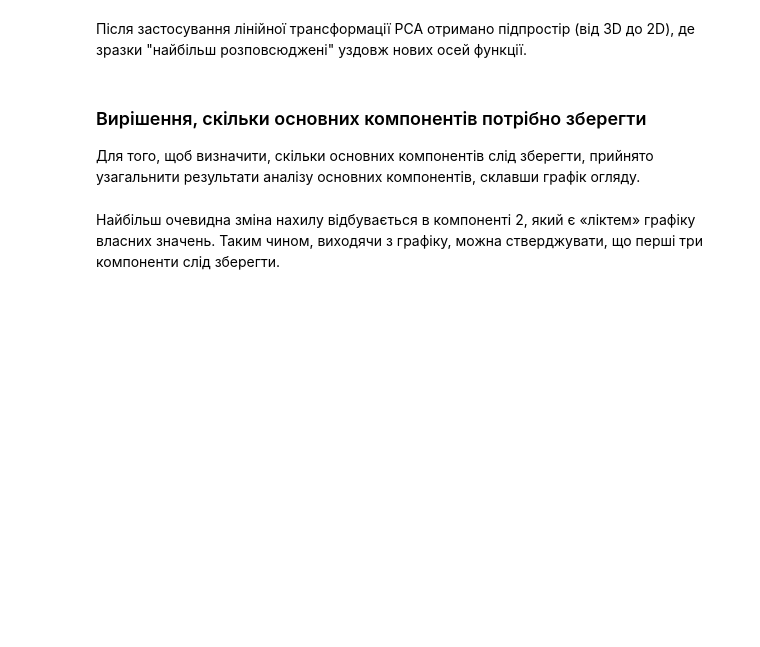
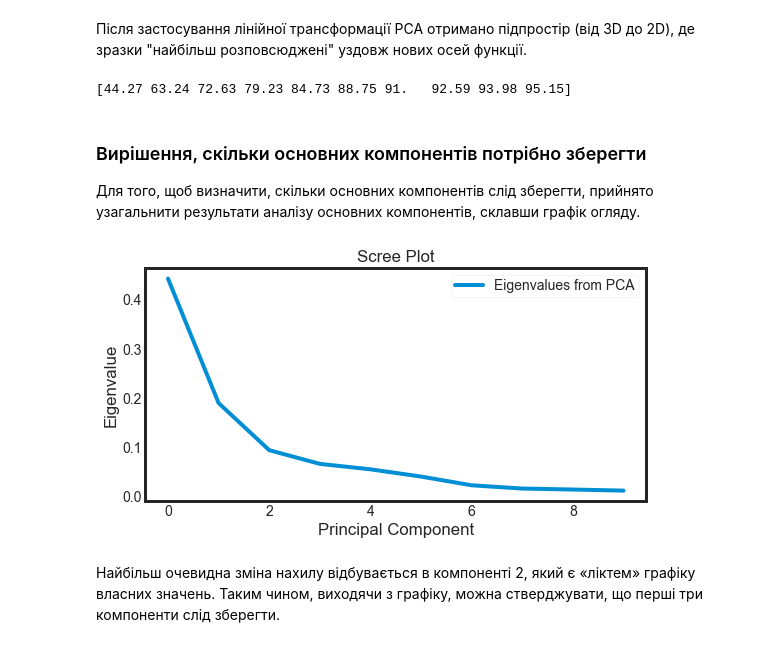
Before and after one commit to YehorDiachenko/Breast-Cancer, a Jupyter notebook: 3 Data Preprocessing.ipynb, the cells around one changed output. Saved outputs shown, nothing was run; the diff lists cells and outputs as text; code cells hidden in the pictures; blank space fills up the shorter version.

Commit message:
fix: syntax errors and displaying diagrams

```diff
--- a/3 Data Preprocessing.ipynb
+++ b/3 Data Preprocessing.ipynb
@@ -32,8 +32,8 @@ sns.set_style("white")
 
 
 plt.rcParams['figure.figsize'] = (8,4)
-#plt.rcParams['axes.titlesize'] = 'large'
+plt.rcParams['axes.titlesize'] = 'large'
 
 data = pd.read_csv('data/clean-data.csv', index_col=False)
 data.drop('Unnamed: 0',axis=1, inplace=True)
-#data.head()
+data.head()
@@ -119,27 +151,30 @@ plt.show()
 #кількість дисперсій, яку пояснює кожен головний компонент
 var= pca.explained_variance_ratio_
 #сукупна варіативність
-#var1=np.cumsum(np.round(pca.explained_variance_ratio_, decimals=4)*100)
-#print(var1)
+var1=np.cumsum(np.round(pca.explained_variance_ratio_, decimals=4)*100)
+print(var1)
+# %% [output]
+[44.27 63.24 72.63 79.23 84.73 88.75 91.   92.59 93.98 95.15]
 # %% [markdown]
 ### Вирішення, скільки основних компонентів потрібно зберегти
 Для того, щоб визначити, скільки основних компонентів слід зберегти, прийнято узагальнити результати аналізу основних компонентів, склавши графік огляду.
 # %%
 #кількість дисперсій, яку пояснює кожен головний компонент
 var= pca.explained_variance_ratio_
 #сукупна варіативність
 #var1=np.cumsum(np.round(pca.explained_variance_ratio_, decimals=4)*100)
 #print(var1)
 
 plt.plot(var)
 plt.title('Scree Plot')
 plt.xlabel('Principal Component')
 plt.ylabel('Eigenvalue')
 
 leg = plt.legend(['Eigenvalues from PCA'], loc='best', borderpad=0.3,shadow=False,markerscale=0.4)
 leg.get_frame().set_alpha(0.4)
-leg.draggable(state=True)
 plt.show()
+# %% [output]
+[figure, added]
 # %% [markdown]
 Найбільш очевидна зміна нахилу відбувається в компоненті 2, який є «ліктем» графіку власних значень. Таким чином, виходячи з графіку, можна стверджувати, що перші три компоненти слід зберегти.
 # %% [markdown]
```
Also changed, not shown: parts of 6 cells of this notebook, 2 other files.
